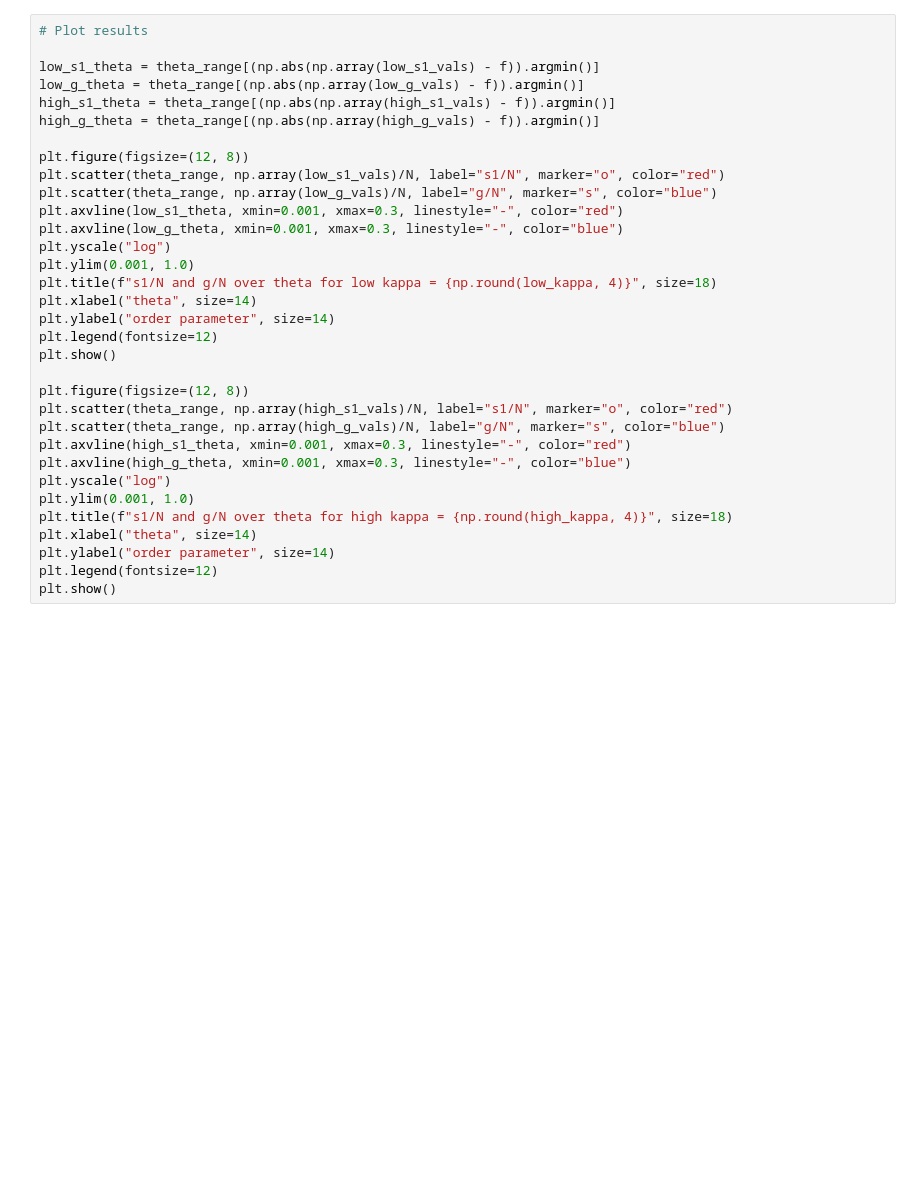
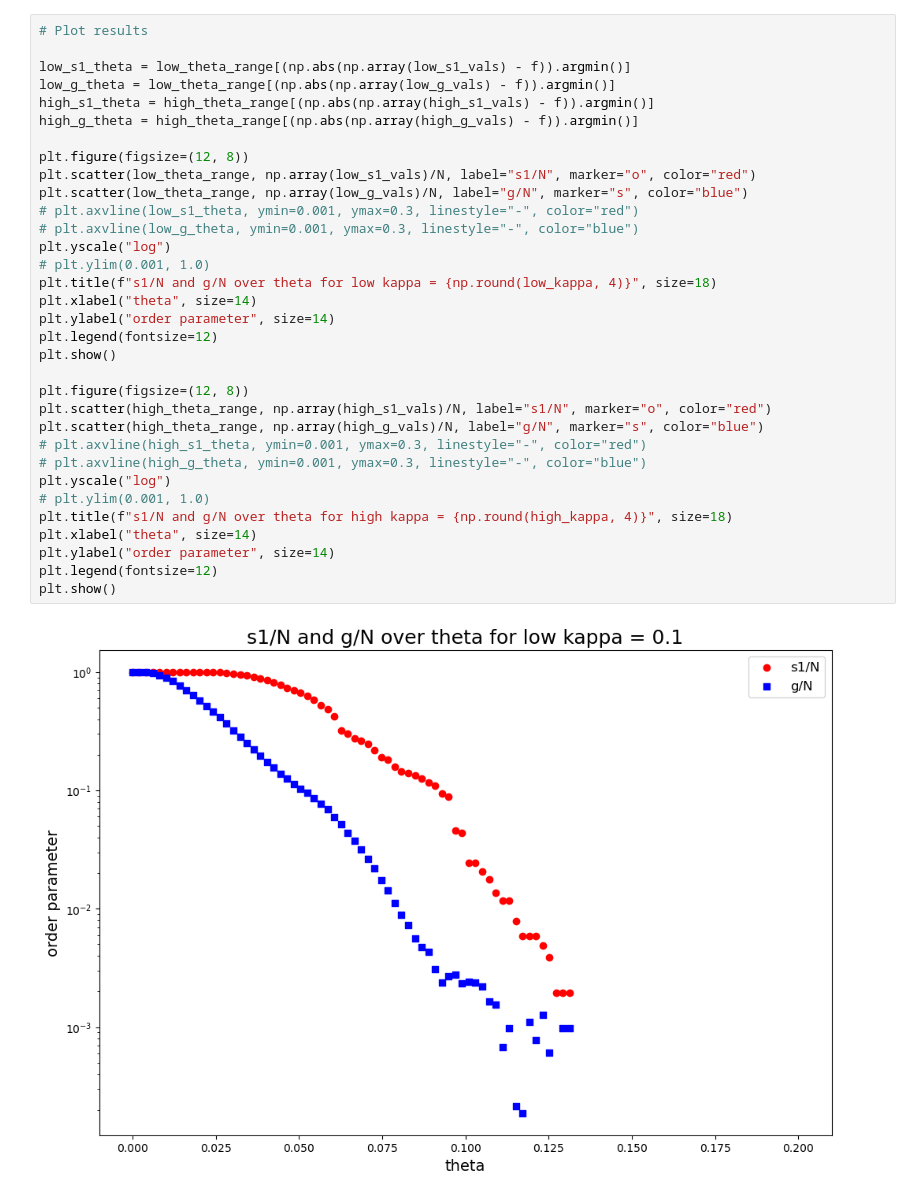
Before and after one commit to leon-marx/pmls, a Jupyter notebook: experiment.ipynb, the cells around one changed output. Cells and saved outputs as stored; diff of their text form; blank space fills up the shorter version.

```diff
--- a/experiment.ipynb
+++ b/experiment.ipynb
@@ -54,33 +64,35 @@ for theta in tqdm(theta_range):
 # %%
 # Plot results
 
-low_s1_theta = theta_range[(np.abs(np.array(low_s1_vals) - f)).argmin()]
-low_g_theta = theta_range[(np.abs(np.array(low_g_vals) - f)).argmin()]
-high_s1_theta = theta_range[(np.abs(np.array(high_s1_vals) - f)).argmin()]
-high_g_theta = theta_range[(np.abs(np.array(high_g_vals) - f)).argmin()]
+low_s1_theta = low_theta_range[(np.abs(np.array(low_s1_vals) - f)).argmin()]
+low_g_theta = low_theta_range[(np.abs(np.array(low_g_vals) - f)).argmin()]
+high_s1_theta = high_theta_range[(np.abs(np.array(high_s1_vals) - f)).argmin()]
+high_g_theta = high_theta_range[(np.abs(np.array(high_g_vals) - f)).argmin()]
 
 plt.figure(figsize=(12, 8))
-plt.scatter(theta_range, np.array(low_s1_vals)/N, label="s1/N", marker="o", color="red")
-plt.scatter(theta_range, np.array(low_g_vals)/N, label="g/N", marker="s", color="blue")
-plt.axvline(low_s1_theta, xmin=0.001, xmax=0.3, linestyle="-", color="red")
-plt.axvline(low_g_theta, xmin=0.001, xmax=0.3, linestyle="-", color="blue")
+plt.scatter(low_theta_range, np.array(low_s1_vals)/N, label="s1/N", marker="o", color="red")
+plt.scatter(low_theta_range, np.array(low_g_vals)/N, label="g/N", marker="s", color="blue")
+# plt.axvline(low_s1_theta, ymin=0.001, ymax=0.3, linestyle="-", color="red")
+# plt.axvline(low_g_theta, ymin=0.001, ymax=0.3, linestyle="-", color="blue")
 plt.yscale("log")
-plt.ylim(0.001, 1.0)
+# plt.ylim(0.001, 1.0)
 plt.title(f"s1/N and g/N over theta for low kappa = {np.round(low_kappa, 4)}", size=18)
 plt.xlabel("theta", size=14)
 plt.ylabel("order parameter", size=14)
 plt.legend(fontsize=12)
 plt.show()
 
 plt.figure(figsize=(12, 8))
-plt.scatter(theta_range, np.array(high_s1_vals)/N, label="s1/N", marker="o", color="red")
-plt.scatter(theta_range, np.array(high_g_vals)/N, label="g/N", marker="s", color="blue")
-plt.axvline(high_s1_theta, xmin=0.001, xmax=0.3, linestyle="-", color="red")
-plt.axvline(high_g_theta, xmin=0.001, xmax=0.3, linestyle="-", color="blue")
+plt.scatter(high_theta_range, np.array(high_s1_vals)/N, label="s1/N", marker="o", color="red")
+plt.scatter(high_theta_range, np.array(high_g_vals)/N, label="g/N", marker="s", color="blue")
+# plt.axvline(high_s1_theta, ymin=0.001, ymax=0.3, linestyle="-", color="red")
+# plt.axvline(high_g_theta, ymin=0.001, ymax=0.3, linestyle="-", color="blue")
 plt.yscale("log")
-plt.ylim(0.001, 1.0)
+# plt.ylim(0.001, 1.0)
 plt.title(f"s1/N and g/N over theta for high kappa = {np.round(high_kappa, 4)}", size=18)
 plt.xlabel("theta", size=14)
 plt.ylabel("order parameter", size=14)
 plt.legend(fontsize=12)
 plt.show()
+# %% [output]
+[figure, added]
```
Also changed, not shown: parts of 7 cells of this notebook, 8 other files.
